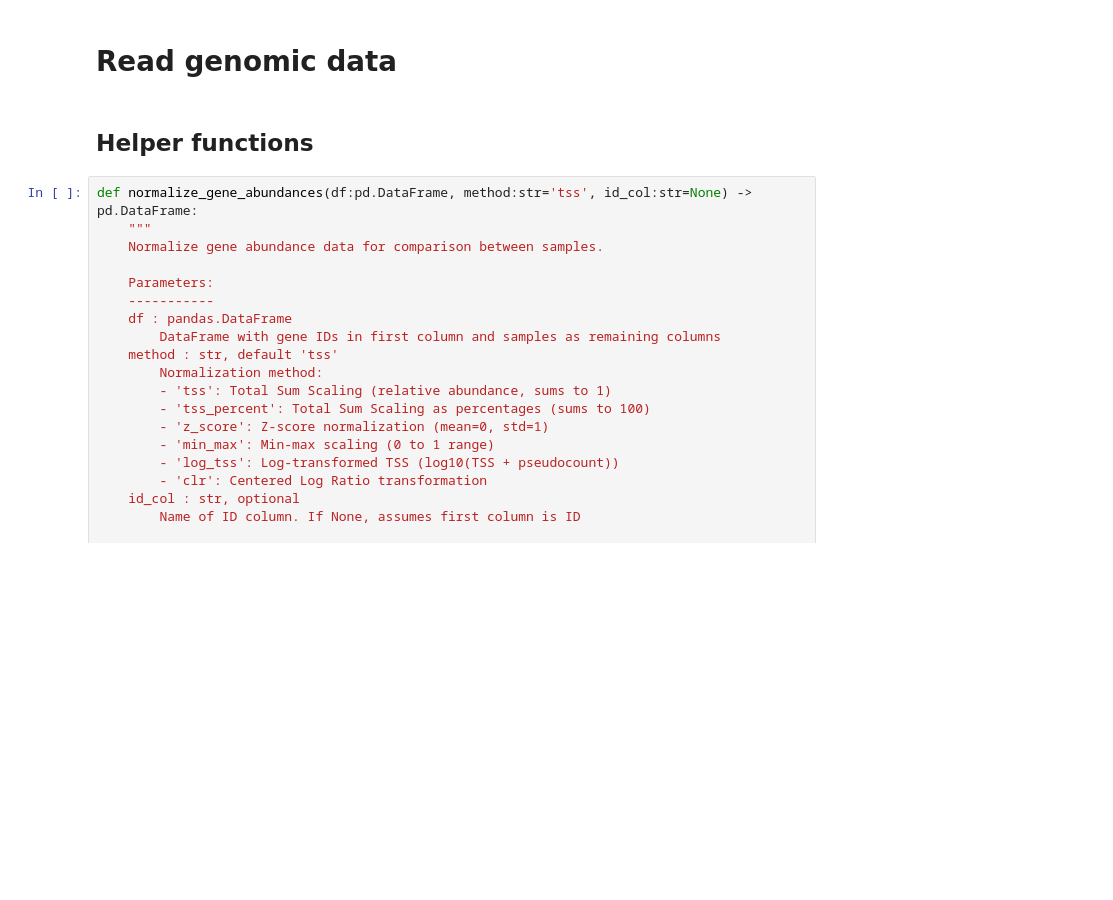
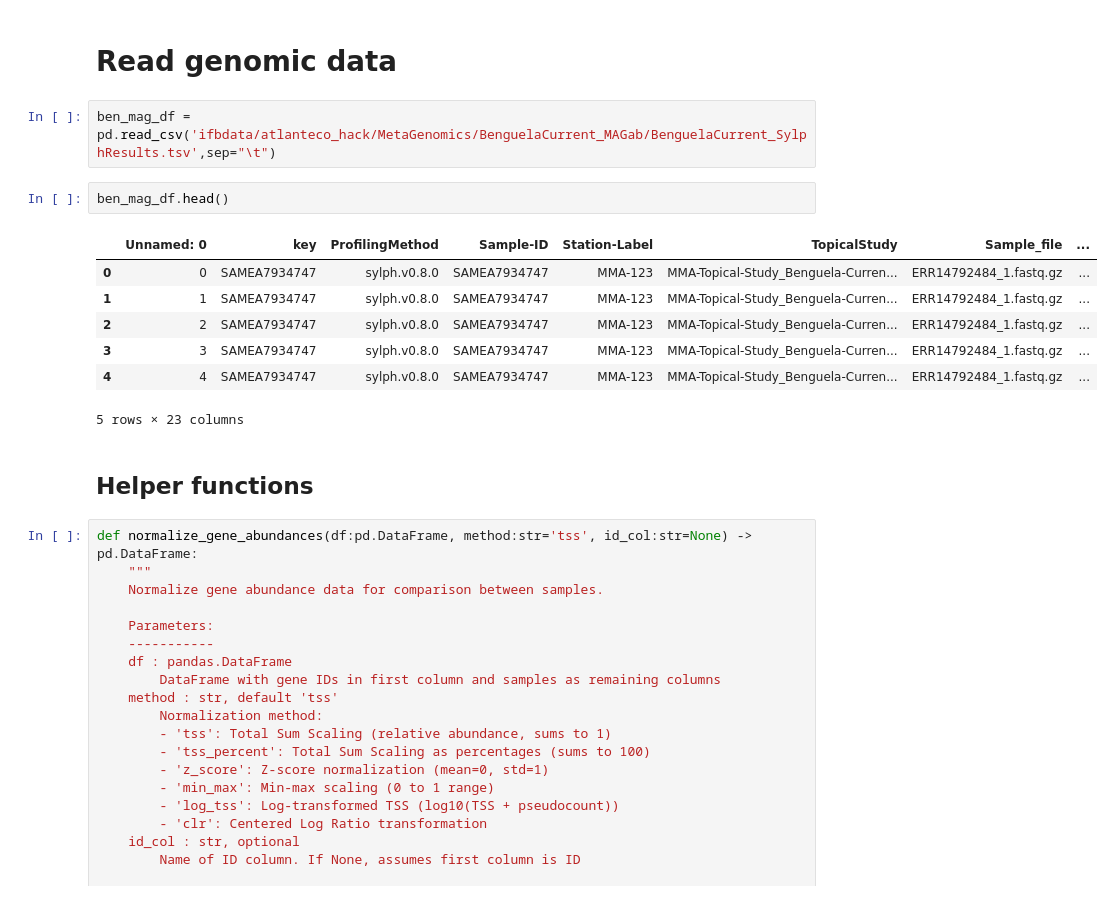
Before and after one commit to oramar1256/OMGeEP_AECO_Hackathon, a Jupyter notebook: OMGeEP_AECO_Hackathon.ipynb, the cells around one changed output. Drawn from its saved outputs; the diff is of its cells as text; blank space fills up the shorter version.

```diff
--- a/OMGeEP_AECO_Hackathon.ipynb
+++ b/OMGeEP_AECO_Hackathon.ipynb
@@ -54,5 +77,17 @@ OUTPUT_DIR = 'ifbdata/atlanteco_hack/OMGeEP/output_files'
 # %% [markdown]
 # Read genomic data
+# %%
+ben_mag_df = pd.read_csv('ifbdata/atlanteco_hack/MetaGenomics/BenguelaCurrent_MAGab/BenguelaCurrent_SylphResults.tsv',sep="\t")
+# %%
+ben_mag_df.head()
+# %% [output]
+|  | Unnamed: 0 | key | ProfilingMethod | Sample-ID | Station-Label | TopicalStudy | Sample_file | ... |
+| 0 | 0 | SAMEA7934747 | sylph.v0.8.0 | SAMEA7934747 | MMA-123 | MMA-Topical-Study_Benguela-Curren... | ERR14792484_1.fastq.gz | ... |
+| 1 | 1 | SAMEA7934747 | sylph.v0.8.0 | SAMEA7934747 | MMA-123 | MMA-Topical-Study_Benguela-Curren... | ERR14792484_1.fastq.gz | ... |
+| 2 | 2 | SAMEA7934747 | sylph.v0.8.0 | SAMEA7934747 | MMA-123 | MMA-Topical-Study_Benguela-Curren... | ERR14792484_1.fastq.gz | ... |
+| 3 | 3 | SAMEA7934747 | sylph.v0.8.0 | SAMEA7934747 | MMA-123 | MMA-Topical-Study_Benguela-Curren... | ERR14792484_1.fastq.gz | ... |
+| 4 | 4 | SAMEA7934747 | sylph.v0.8.0 | SAMEA7934747 | MMA-123 | MMA-Topical-Study_Benguela-Curren... | ERR14792484_1.fastq.gz | ... |
+5 rows × 23 columns
 # %% [markdown]
 ## Helper functions
 # %%
```
Also changed, not shown: parts of 50 cells of this notebook.
